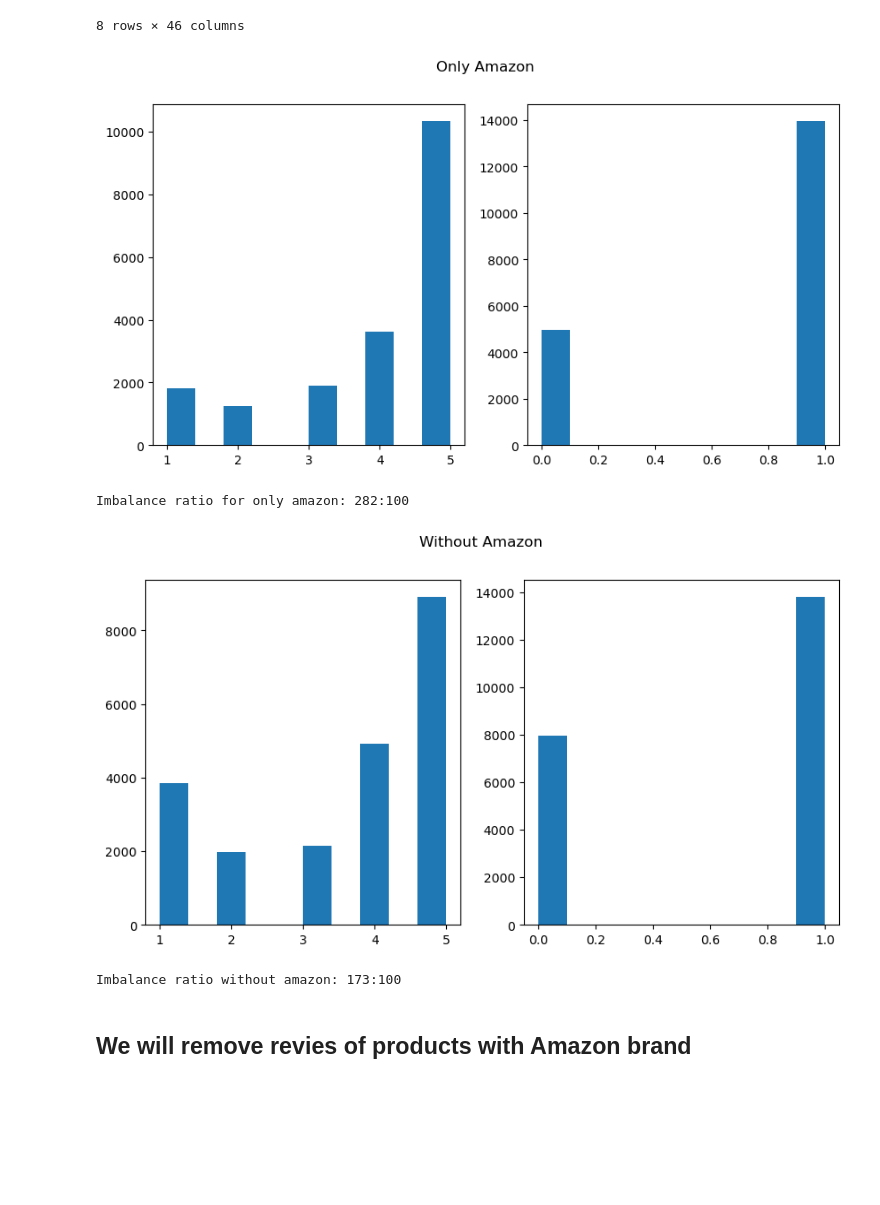
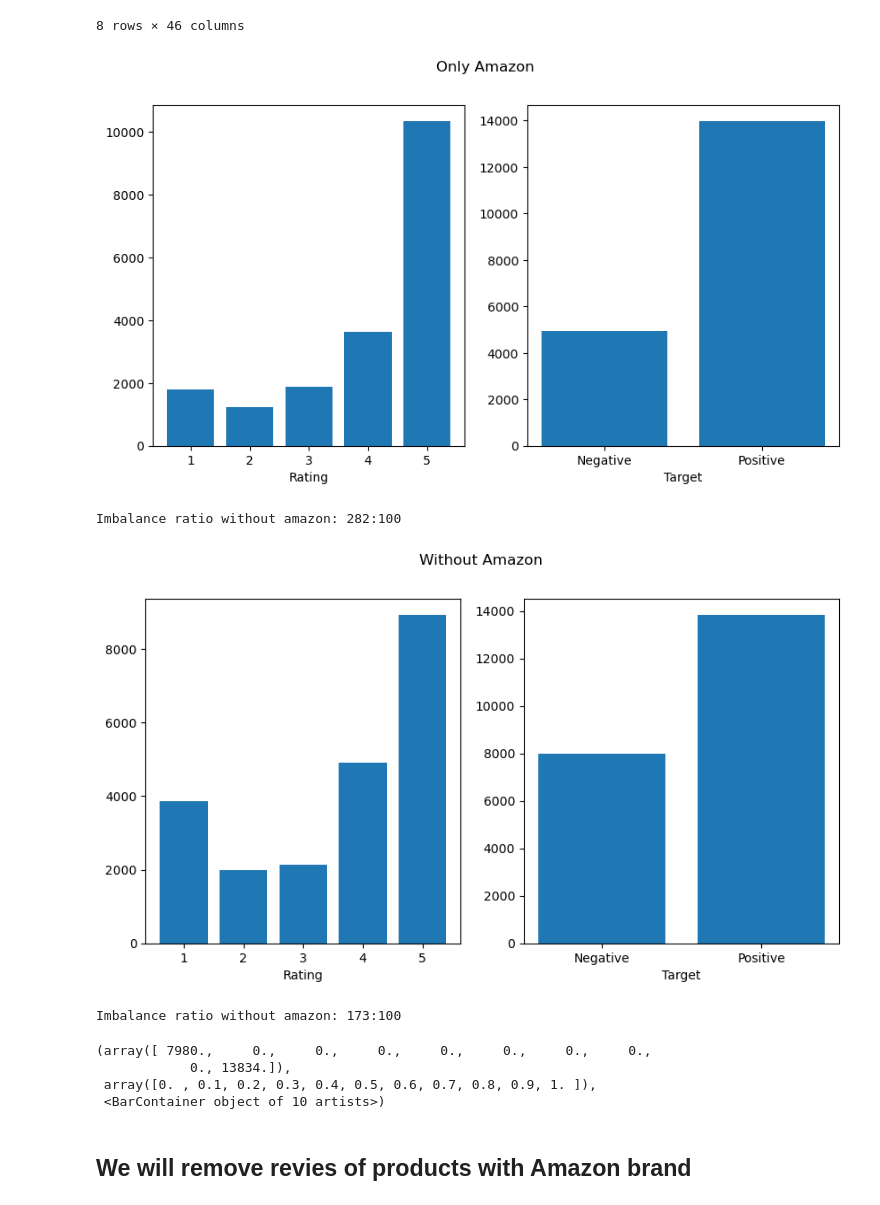
Before and after one commit to pawlik0wskim/BalancingMethodsNLP, a Jupyter notebook: EDA/AMAZON- reviews.ipynb, the cells around one changed output. Drawn from its saved outputs; the diff is of its cells as text; code cells hidden in the pictures; blank space fills up the shorter version.

```diff
--- a/EDA/AMAZON- reviews.ipynb
+++ b/EDA/AMAZON- reviews.ipynb
@@ -51,26 +57,48 @@ df.describe()
 | max | 40741.000000 | 5.000000 | 968.000000 | 961.000000 | 965.000000 | 973.000000 | ... |
 8 rows × 46 columns
 # %%
+
 fig, ax = plt.subplots(1,2, figsize = (10,5))
-ax[0].hist(df[df["Brand"]=="Amazon"]["Rating"])
+ratings = df[df["Brand"] == "Amazon"]["Rating"]
+rating_counts = ratings.value_counts().sort_index()
+ax[0].bar(rating_counts.index, rating_counts.values, align='center')
 target = (df[df["Brand"]=="Amazon"]["Rating"]>3).astype(int)
-ax[1].hist(target)
+target_counts = target.value_counts().sort_index()
+ax[1].bar(["Negative", "Positive"], target_counts.values, align='center')
+ax[0].set_xlabel("Rating")
+ax[1].set_xlabel("Target")
+ax[1].set_xticks([0, 1])
+ax[1].set_xticklabels(["Negative", "Positive"], horizontalalignment='center')
 plt.suptitle("Only Amazon")
 plt.show()
-print(f'Imbalance ratio for only amazon: {int(np.sum(target)/np.sum(1-target)*100)}:100')
+print(f'Imbalance ratio without amazon: {int(np.sum(target)/np.sum(1-target)*100)}:100')
 
 fig, ax = plt.subplots(1,2, figsize = (10,5))
-ax[0].hist(df[df["Brand"]!="Amazon"]["Rating"])
+ratings = df[df["Brand"] != "Amazon"]["Rating"]
+rating_counts = ratings.value_counts().sort_index()
+ax[0].bar(rating_counts.index, rating_counts.values, align='center')
 target = (df[df["Brand"]!="Amazon"]["Rating"]>3).astype(int)
-ax[1].hist(target)
+target_counts = target.value_counts().sort_index()
+ax[1].bar(["Negative", "Positive"], target_counts.values, align='center')
+ax[0].set_xlabel("Rating")
+ax[1].set_xlabel("Target")
+ax[1].set_xticks([0, 1])
+ax[1].set_xticklabels(["Negative", "Positive"], horizontalalignment='center')
 plt.suptitle("Without Amazon")
 plt.show()
 print(f'Imbalance ratio without amazon: {int(np.sum(target)/np.sum(1-target)*100)}:100')
 # %% [output]
-[figure, old version]
+[figure, new version]
-Imbalance ratio for only amazon: 282:100
+Imbalance ratio without amazon: 282:100
-[figure, old version]
+[figure, new version]
 Imbalance ratio without amazon: 173:100
+# %%
+ax[1].hist(target, width=0.5, align='mid', rwidth=0.9)
+# %% [output]
+(array([ 7980.,     0.,     0.,     0.,     0.,     0.,     0.,     0.,
+            0., 13834.]),
+ array([0. , 0.1, 0.2, 0.3, 0.4, 0.5, 0.6, 0.7, 0.8, 0.9, 1. ]),
+ <BarContainer object of 10 artists>)
 # %% [markdown]
 ## We will remove revies of products with Amazon brand
 # %%
```
Also changed, not shown: parts of 3 cells of this notebook, 4 other files.
